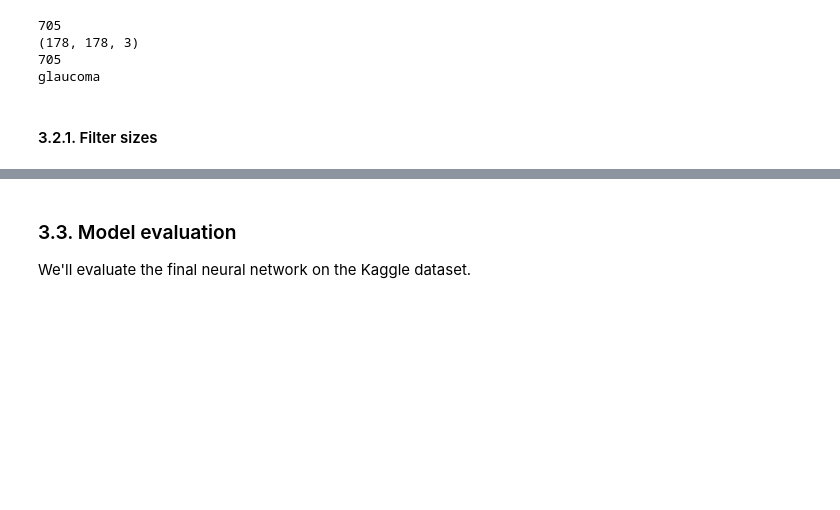
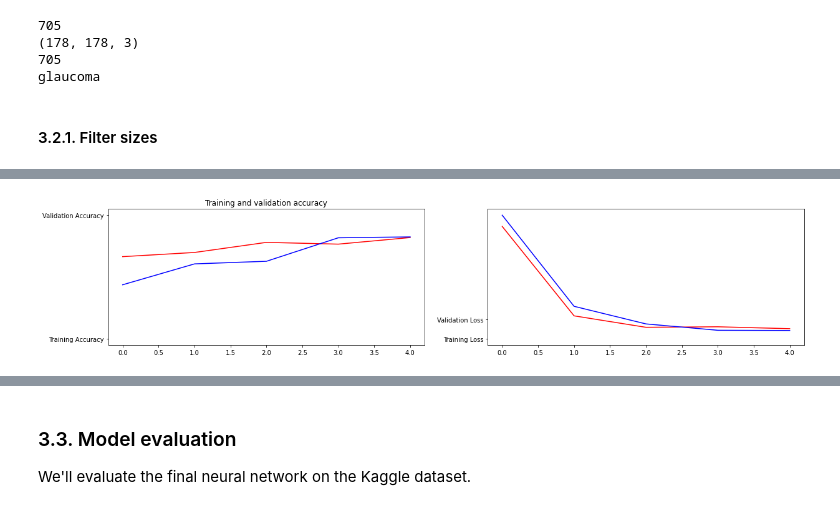
Before and after one commit to sabinagio/do-you-see-what-AI-see, a Jupyter notebook: 3-simple-CNN-model.ipynb, the cells around one changed output, grey strips where cells are left out. Drawn from its saved outputs; the diff is of its cells as text; code cells hidden in the pictures; blank space fills up the shorter version.

```diff
--- a/3-simple-CNN-model.ipynb
+++ b/3-simple-CNN-model.ipynb
@@ -350,0 +412,4 @@ visualize_results(history)
+# %%
+history = create_model(kernel=(4, 4))
+visualize_results(history)
+# %% [output]
@@ -350,0 +426 @@ visualize_results(history)
+[figure, added]
```
Also changed, not shown: parts of 10 cells of this notebook.
